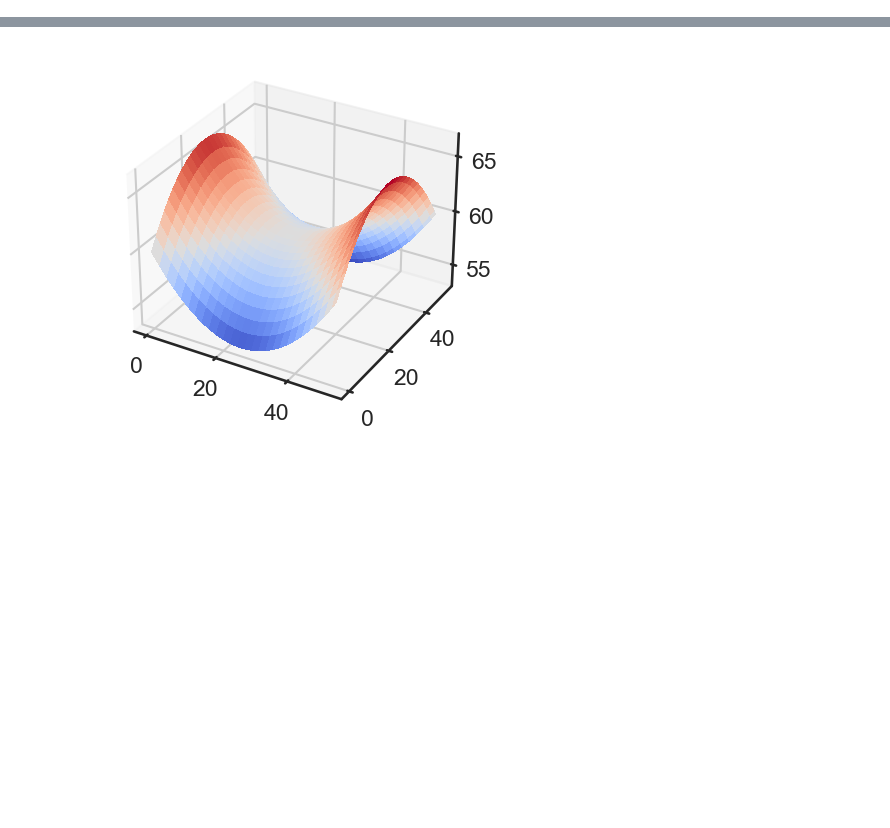
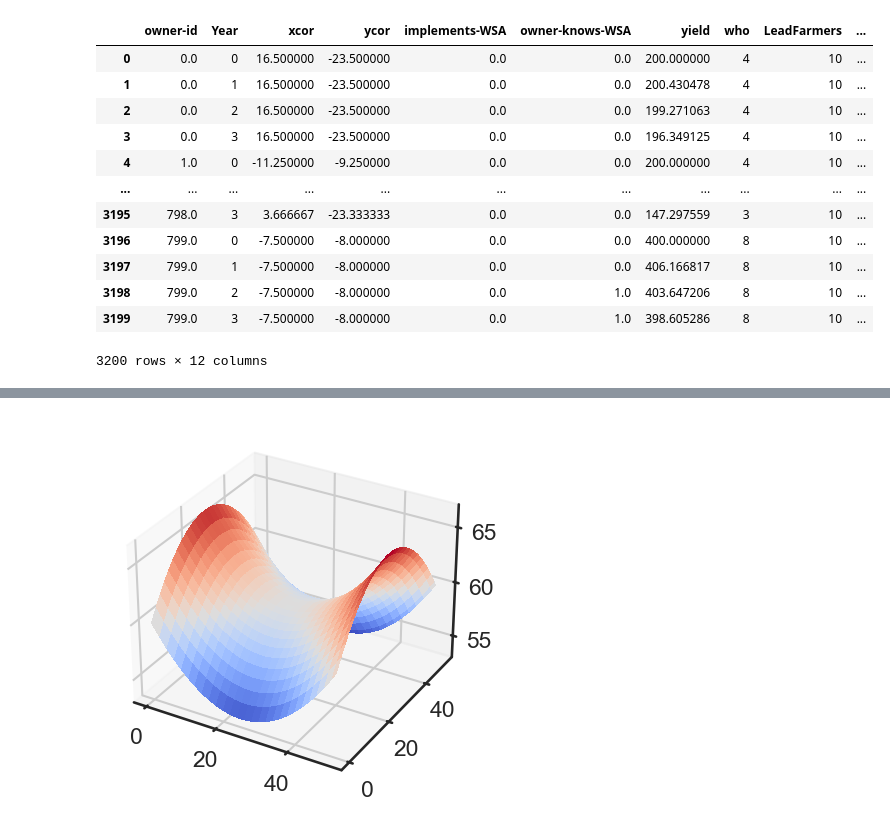
Before and after one commit to WylieMabel/TreesAndThat, a Jupyter notebook: Model Output/modelDriver.ipynb, the cells around one changed output, grey strips where cells are left out. Cells and saved outputs as stored; diff of their text form; code cells hidden in the pictures; blank space fills up the shorter version.

```diff
--- a/Model Output/modelDriver.ipynb
+++ b/Model Output/modelDriver.ipynb
@@ -288,3 +251,19 @@ baseFieldData.loc[(baseFieldData["implements-WSA"] == 0) & (baseFieldData["Year"
+# %%
+baseFieldData
+# %% [output]
+|  | owner-id | Year | xcor | ycor | implements-WSA | owner-knows-WSA | yield | who | LeadFarmers | ... |
+| 0 | 0.0 | 0 | 16.500000 | -23.500000 | 0.0 | 0.0 | 200.000000 | 4 | 10 | ... |
+| 1 | 0.0 | 1 | 16.500000 | -23.500000 | 0.0 | 0.0 | 200.430478 | 4 | 10 | ... |
+| 2 | 0.0 | 2 | 16.500000 | -23.500000 | 0.0 | 0.0 | 199.271063 | 4 | 10 | ... |
+| 3 | 0.0 | 3 | 16.500000 | -23.500000 | 0.0 | 0.0 | 196.349125 | 4 | 10 | ... |
+| 4 | 1.0 | 0 | -11.250000 | -9.250000 | 0.0 | 0.0 | 200.000000 | 4 | 10 | ... |
+| ... | ... | ... | ... | ... | ... | ... | ... | ... | ... | ... |
+| 3195 | 798.0 | 3 | 3.666667 | -23.333333 | 0.0 | 0.0 | 147.297559 | 3 | 10 | ... |
+| 3196 | 799.0 | 0 | -7.500000 | -8.000000 | 0.0 | 0.0 | 400.000000 | 8 | 10 | ... |
+| 3197 | 799.0 | 1 | -7.500000 | -8.000000 | 0.0 | 0.0 | 406.166817 | 8 | 10 | ... |
+| 3198 | 799.0 | 2 | -7.500000 | -8.000000 | 0.0 | 1.0 | 403.647206 | 8 | 10 | ... |
+| 3199 | 799.0 | 3 | -7.500000 | -8.000000 | 0.0 | 1.0 | 398.605286 | 8 | 10 | ... |
+3200 rows × 12 columns
 # %%
 biomass_harvest
 # %% [output]
```
Also changed, not shown: parts of 8 cells of this notebook, 5 other files.
